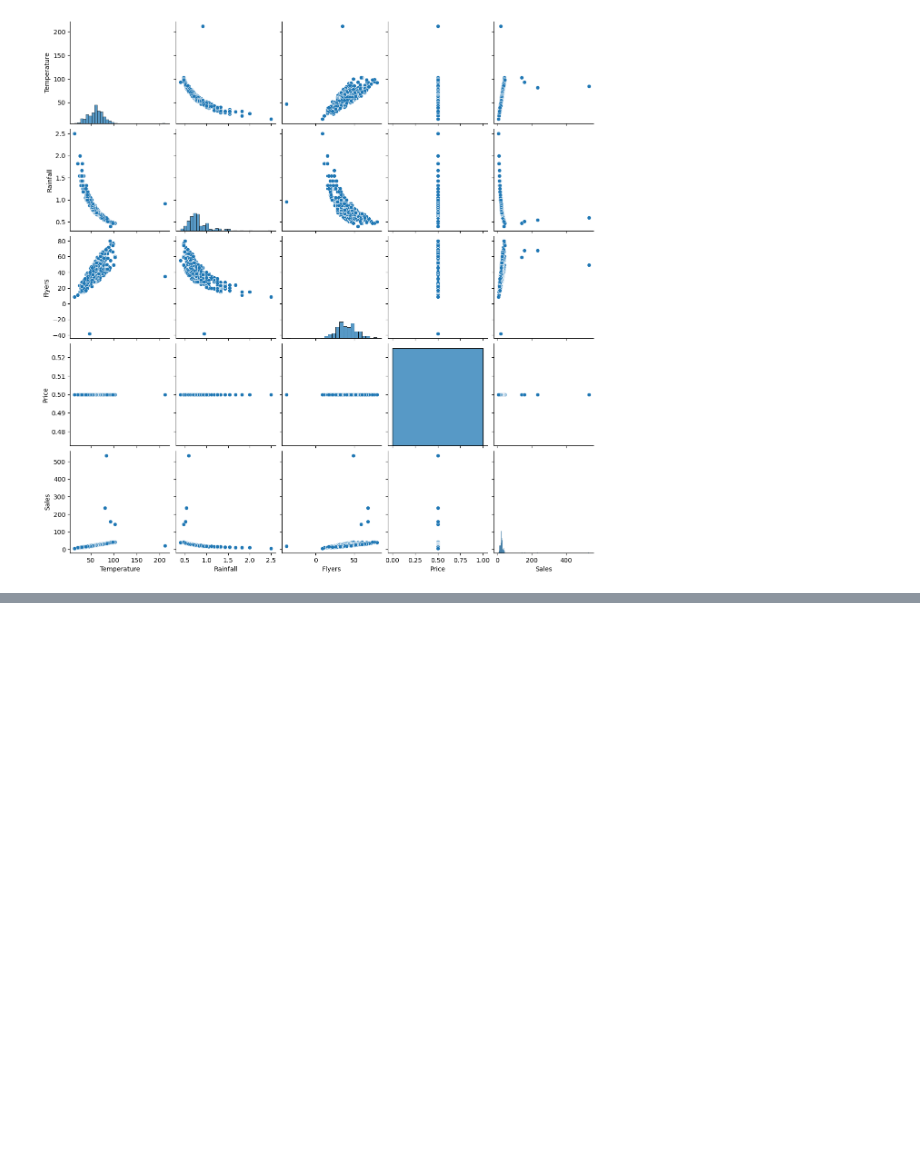
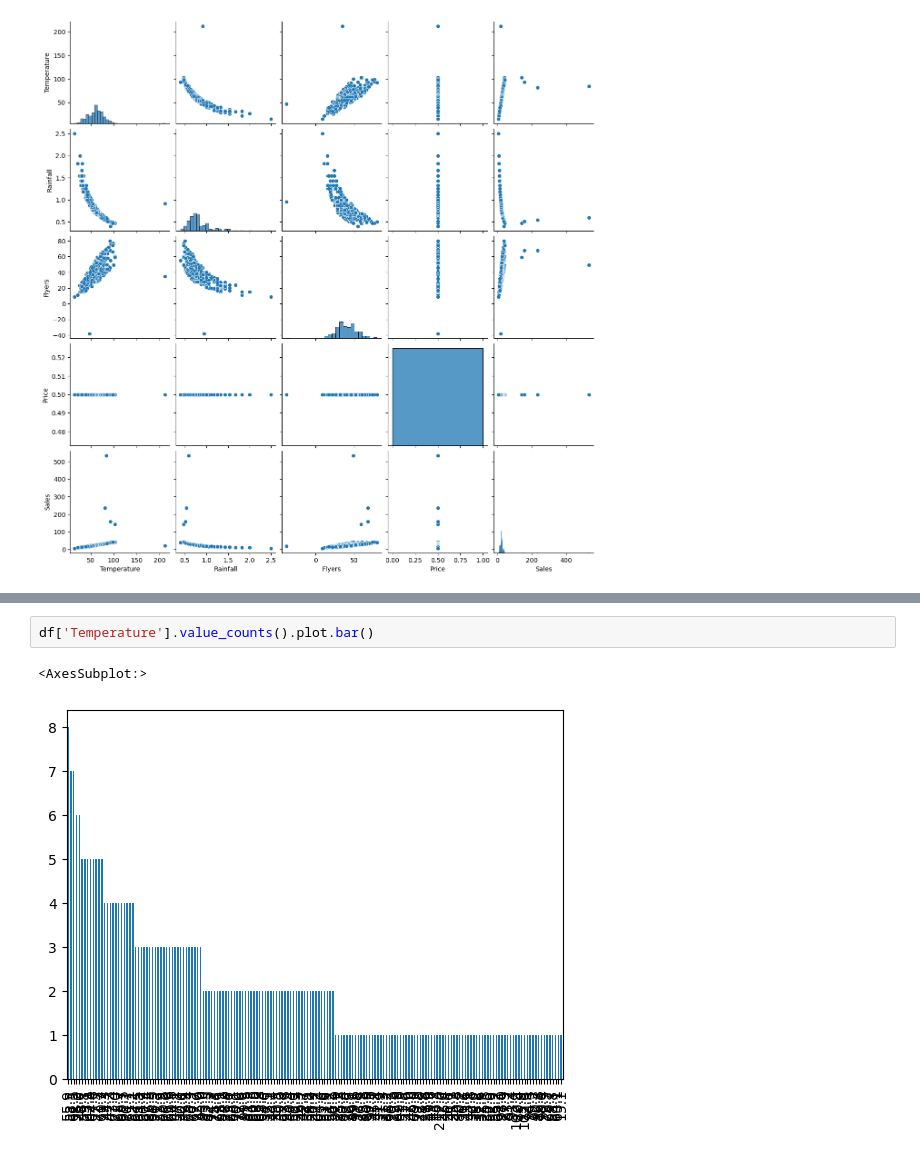
Before and after one commit to Esayas-Asefa/anomaly-detection, a Jupyter notebook: anomaly-detection-exercises/continuous-variable-probabilistic-methods.ipynb, the cells around one changed output, grey strips where cells are left out. Saved outputs shown, nothing was run; the diff lists cells and outputs as text; blank space fills up the shorter version.

```diff
--- a/anomaly-detection-exercises/continuous-variable-probabilistic-methods.ipynb
+++ b/anomaly-detection-exercises/continuous-variable-probabilistic-methods.ipynb
@@ -214,0 +229,5 @@ dd
+# %%
+df['Temperature'].value_counts().plot.bar()
+# %% [output]
+<AxesSubplot:>
+[figure, added]
```
Also changed, not shown: parts of 4 cells of this notebook, 2 other files.
